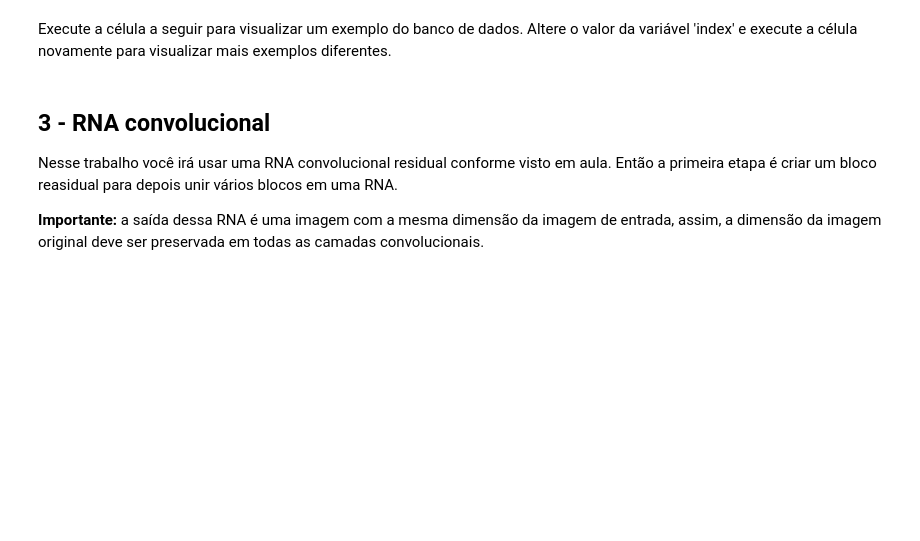
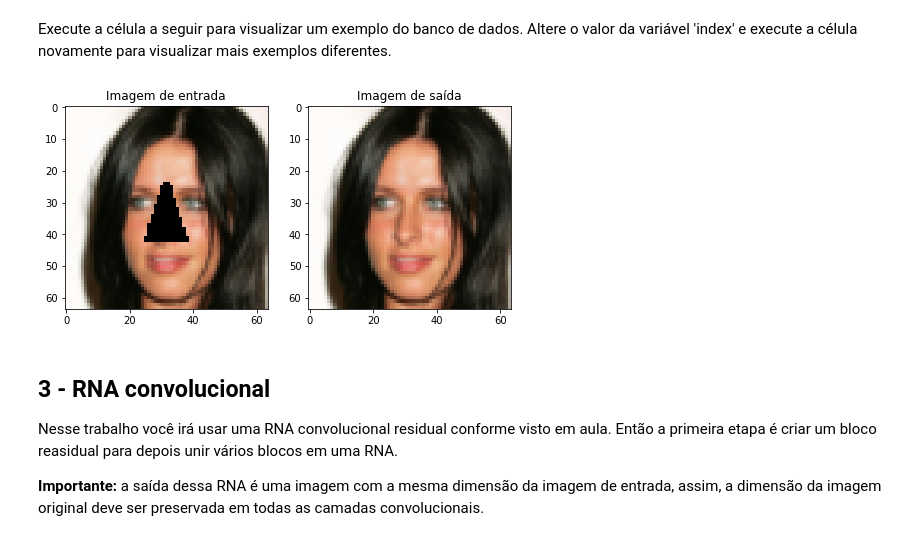
Before and after one commit to rtegao/CNN-Specialization, a Jupyter notebook: T3_Redes_complexas.ipynb, the cells around one changed output. Saved outputs shown, nothing was run; the diff lists cells and outputs as text; code cells hidden in the pictures; blank space fills up the shorter version.

```diff
--- a/T3_Redes_complexas.ipynb
+++ b/T3_Redes_complexas.ipynb
@@ -112,14 +125,16 @@ Execute a célula a seguir para visualizar um exemplo do banco de dados. Altere
 # %%
 # Mostra exemplo de imagem de entrada e saída
 
 # Trocar o valor de index para mostrar outras imagens
-index = 0
+index = 10
 f, pos = plt.subplots(1, 2, figsize=(8, 8))
 pos[0].imshow(x_train[index])
 pos[0].set_title('Imagem de entrada')
 pos[1].imshow(y_train[index])
 pos[1].set_title('Imagem de saída')
 plt.show()
+# %% [output]
+[figure, added]
 # %% [markdown]
 ## 3 - RNA convolucional
 
```
Also changed, not shown: parts of 11 cells of this notebook.
